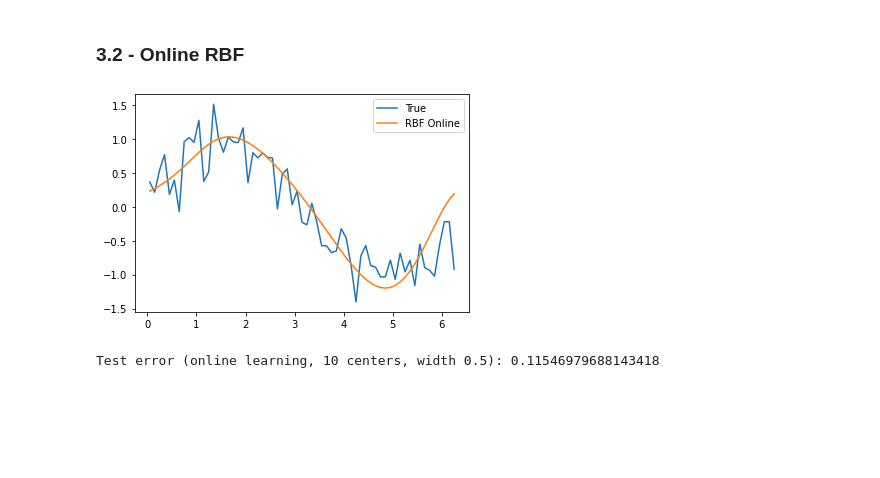
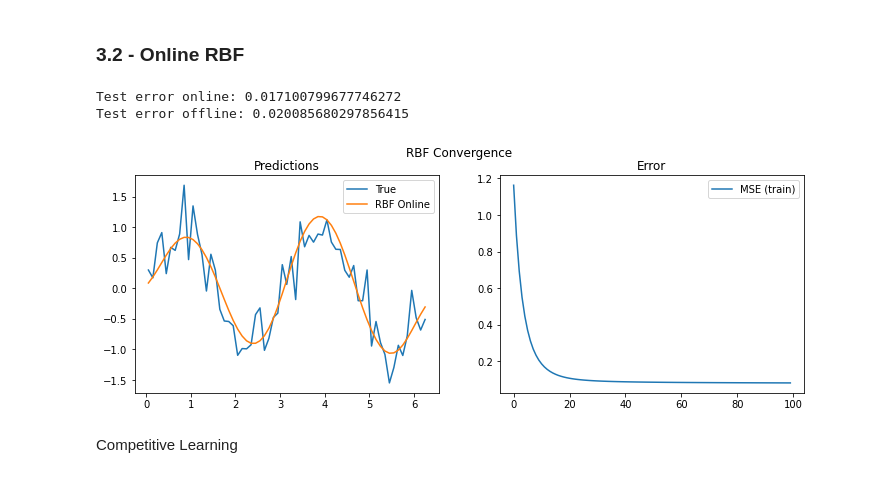
Before and after one commit to MoellerO/DD2437-ANN, a Jupyter notebook: lab2/part_1.ipynb, the cells around one changed output. Saved outputs shown, nothing was run; the diff lists cells and outputs as text; code cells hidden in the pictures; blank space fills up the shorter version.

```diff
--- a/lab2/part_1.ipynb
+++ b/lab2/part_1.ipynb
@@ -59,8 +59,11 @@ def get_labels():
     return train_x,test_x,train_sin, test_sin, train_square, test_square
 
 
+def compute_error_abs(actual, predicted):
+  return np.mean(np.absolute(actual - predicted))
+
 def compute_error(actual, predicted):
-  return np.mean(np.absolute(actual - predicted))
+  return np.mean(np.absolute(actual - predicted)**2)
 
 def evaluate(name, train_x, train_y,test_x, test_y,centers, sigma):
     weights = train_rbf(train_x, train_y, centers, sigma)
@@ -88,7 +91,7 @@ evaluate('square', train_x, train_y_square,test_x, test_y_square,centers, sigma)
 # %%
 def sample_sin(start, end, step):
     count = int((end - start) // step + 1)
-    data = np.array([math.sin(start + step * i) for i in range(count)])
+    data = np.array([math.sin(2*(start + step * i)) for i in range(count)])
     data = data.reshape((count, 1))
     return data
 
@@ -97,6 +100,9 @@ def sample_square(start, end, step):
     sample = np.where(sample >= 0, 1, -1)
     sample = sample.reshape((sample.shape[0], 1))
     return sample
+
+def gaussian(x, center, sigma):
+    return np.exp(-0.5 * ((x - center) / sigma) ** 2)
 
 # Function for adding Gaussian noise
 def add_noise(y, variance):
@@ -113,6 +119,7 @@ def calculate_rbf(x, centers, sigma):
 
 def train_rbf_online(X, Y, centers, sigma, eta, epochs):
     weights = np.random.rand(len(centers), 1)
+    error_per_epoch=[]
     for epoch in range(epochs):
         p = np.random.permutation(X.shape[0])
         X, Y = X[p], Y[p]
@@ -121,7 +128,9 @@ def train_rbf_online(X, Y, centers, sigma, eta, epochs):
             y_pred = phi.T @ weights
             error = Y[i] - y_pred
             weights = update_weights(weights, eta, error, phi)
-    return weights
+        y_pred = predict_rbf(X, centers, sigma, weights)
+        error_per_epoch.append(compute_error(Y, y_pred))
+    return weights , error_per_epoch
 
 def predict_rbf(X, centers, sigma, weights):
     phi = calculate_rbf(X, centers, sigma)
@@ -129,37 +138,69 @@ def predict_rbf(X, centers, sigma, weights):
 # %%
 # Define parameters
 start, end, step = 0, 2*math.pi, 0.1
 sigma = 0.5 # Width of the RBF nodes
 eta = 0.01 # Learning rate
 epochs = 100 # Number of epochs
 n_centers = 10 # Number of RBF nodes
 
 # Generate training and testing datasets
 sin_train_x = np.arange(start, end, step)
 sin_train_y = sample_sin(start, end, step)
 sin_test_x = np.arange(start + 0.05, end, step)
 sin_test_y = sample_sin(start + 0.05, end, step)
 
 # Add noise to the datasets
 sin_train_y_noise = add_noise(sin_train_y, 0.1)
 sin_test_y_noise = add_noise(sin_test_y, 0.1)
 
 # Train the RBF network using on-line learning
 centers = np.linspace(start, end, n_centers)
-weights_online = train_rbf_online(sin_train_x, sin_train_y_noise, centers, sigma, eta, epochs)
+# centers = [0.25*math.pi, 3*math.pi/4, 5*math.pi/4, 7*math.pi/4]
+# centers = [0.25*math.pi, 7*math.pi/4]
+
+weights_online,error_per_epoch = train_rbf_online(sin_train_x, sin_train_y_noise, centers, sigma, eta, epochs)
+weights_offline = train_rbf(sin_train_x, sin_train_y_noise, centers, sigma)
 
 # Make predictions on the test set
 y_pred_online = predict_rbf(sin_test_x, centers, sigma, weights_online)
+test_error_online = compute_error(sin_test_y, y_pred_online)
+y_pred_offline = predict_rbf(sin_test_x, centers, sigma, weights_offline)
+test_error_offline = compute_error(sin_test_y, y_pred_offline)
 
-# Plot the results
-plt.figure()
-plt.plot(sin_test_x, sin_test_y_noise, label='True')
-plt.plot(sin_test_x, y_pred_online, label='RBF Online')
-plt.legend()
+print(f'Test error online:', test_error_online)
+print(f'Test error offline:', test_error_offline)
+
+# Plot offline vs online
+# plt.figure(figsize=(10, 6))
+# plt.plot(sin_test_x, sin_test_y_noise, label='True')
+# plt.plot(sin_test_x, y_pred_online, label='RBF Online')
+# plt.plot(sin_test_x, y_pred_offline, label='RBF Offline')
+# plt.legend()
+# plt.savefig(f'rbf_{len(centers)}_eta_{eta}.png')
+# plt.show()
+
+# plot online convergence
+fig, (ax1, ax2) = plt.subplots(1, 2, figsize=(12, 4))
+# Plot predictions
+ax1.plot(sin_test_x, sin_test_y_noise, label='True')
+ax1.plot(sin_test_x, y_pred_online, label='RBF Online')
+ax1.set_title(f'Predictions')
+ax1.legend()
+# Plot error
+ax2.plot(error_per_epoch, label='MSE (train)')
+ax2.set_title(f'Error')
+ax2.legend()
+fig.suptitle(f'RBF Convergence')
+# Adjust spacing between subplots
+plt.subplots_adjust(hspace=0.4)
+# Display the figure
+# plt.savefig(f'rbf_{len(centers)}_eta_{eta}.png')
 plt.show()
 
 # Print the mean squared error
-print(f"Test error (online learning, {n_centers} centers, width {sigma}):", np.mean((sin_test_y_noise - y_pred_online)**2))
 # %% [output]
+Test error online: 0.017100799677746272
+Test error offline: 0.020085680297856415
-[figure, old version]
+[figure, new version]
-Test error (online learning, 10 centers, width 0.5): 0.11546979688143418
+# %% [markdown]
+Competitive Learning
```
Also changed, not shown: parts of 10 cells of this notebook, 30 other files.
